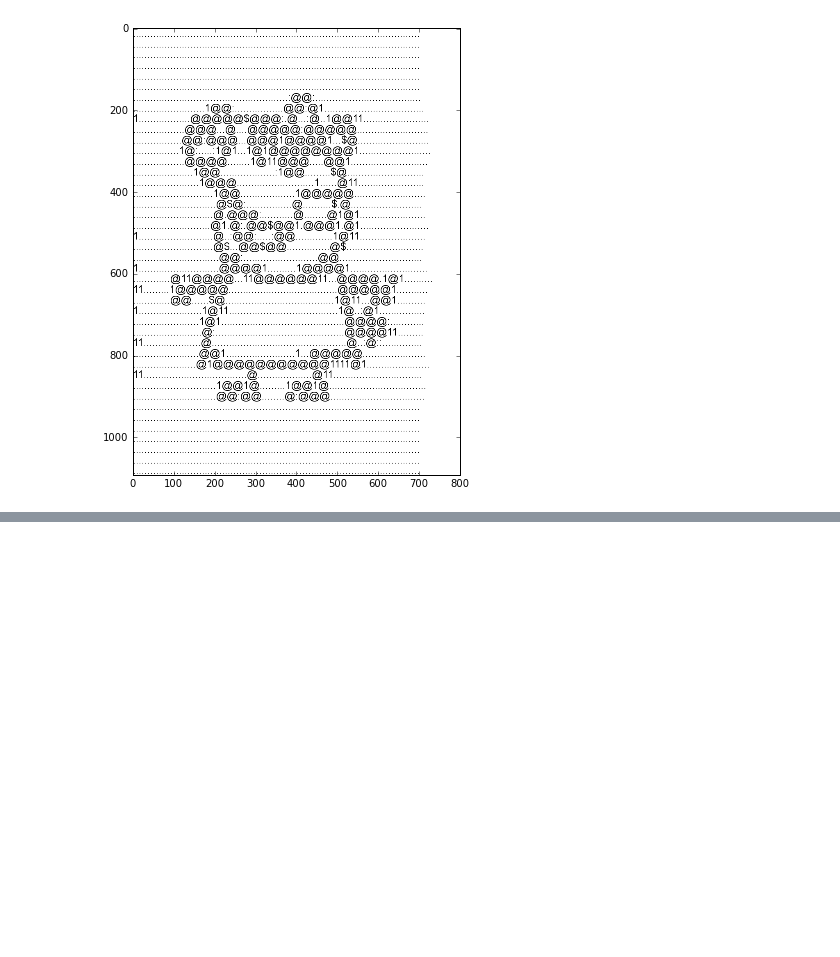
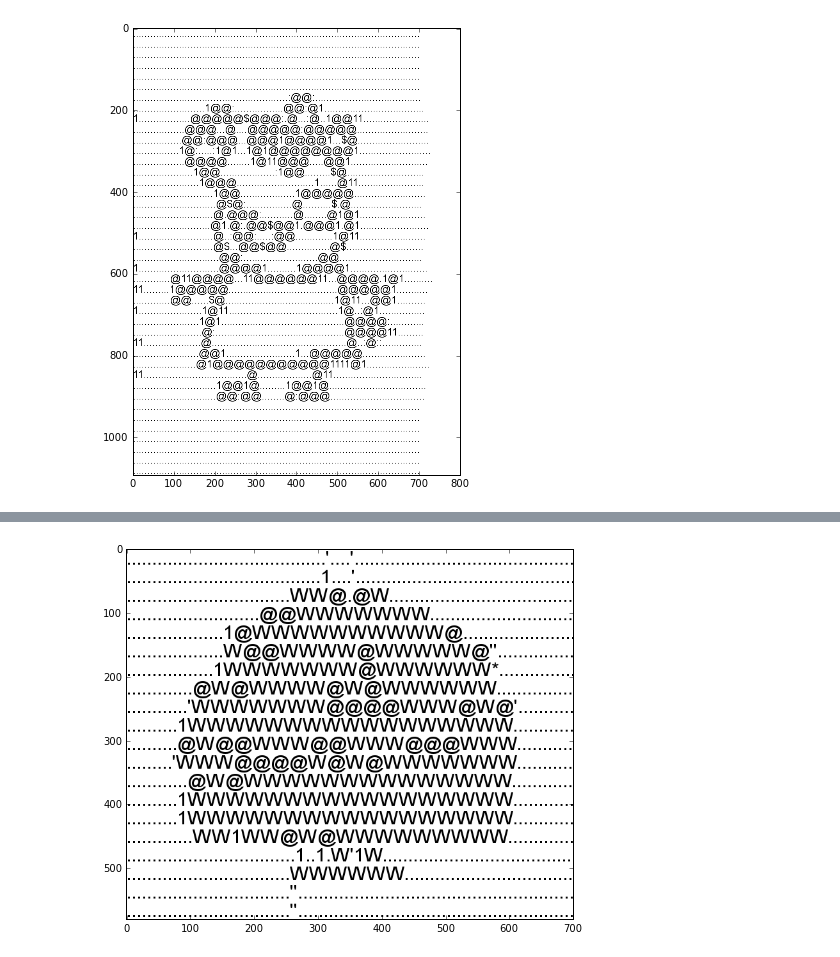
Before and after one commit to max777alex/image-to-ascii, a Jupyter notebook: project.ipynb, the cells around one changed output, grey strips where cells are left out. Saved outputs shown, nothing was run; the diff lists cells and outputs as text; code cells hidden in the pictures; blank space fills up the shorter version.

```diff
--- a/project.ipynb
+++ b/project.ipynb
@@ -488,0 +709,4 @@ showSymbols(font, 26,sym.split(), image.shape)
+# %%
+tree.showAscii()
+# %% [output]
+[figure, added]
```
Also changed, not shown: parts of 5 cells of this notebook.
